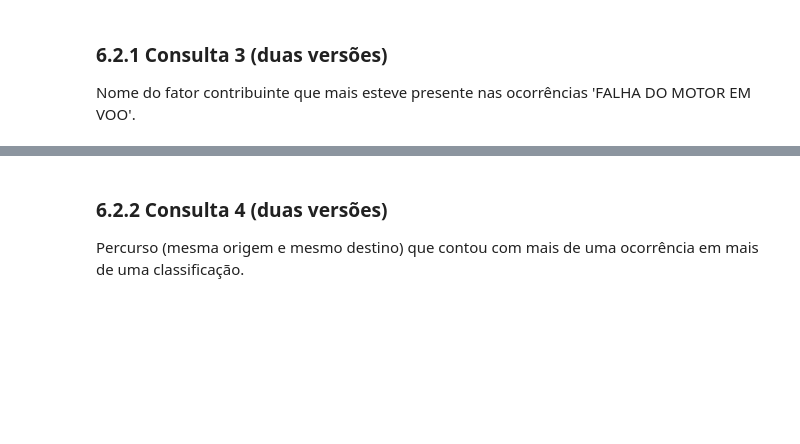
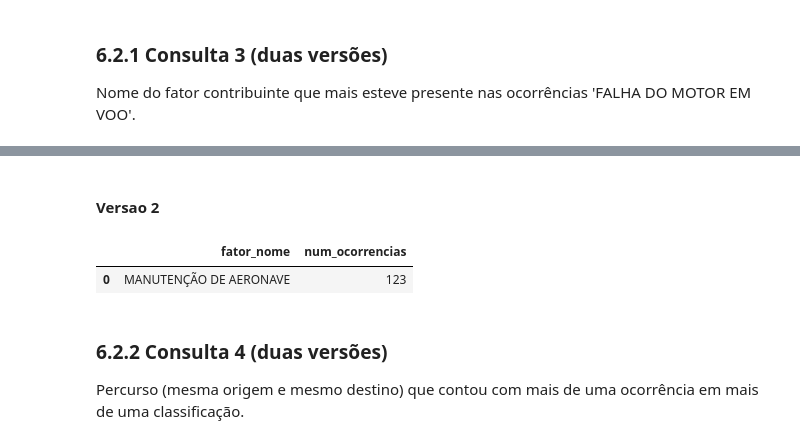
Before and after one commit to otavio-silva/IBD-TP2, a Jupyter notebook: code/TrabalhoPratico02.ipynb, the cells around one changed output, grey strips where cells are left out. Drawn from its saved outputs; the diff is of its cells as text; code cells hidden in the pictures; blank space fills up the shorter version.

```diff
--- a/code/TrabalhoPratico02.ipynb
+++ b/code/TrabalhoPratico02.ipynb
@@ -432,3 +440,22 @@ Nome do fator contribuinte que mais esteve presente nas ocorrências 'FALHA DO M
+# %% [markdown]
+#### Versao 2
+# %%
+sub_query = '(SELECT codigo_ocorrencia ' \
+            'FROM Ocorrencias ' \
+            'WHERE ocorrencia_tipo = "FALHA DO MOTOR EM VOO") '
+
+query = 'SELECT fator_nome, COUNT(*) AS num_ocorrencias ' \
+        'FROM FatoresContribuintes ' \
+        'WHERE codigo_ocorrencia IN ' + sub_query + \
+        'GROUP BY fator_nome ' \
+        'ORDER BY COUNT(*) DESC ' \
+        'LIMIT 1'
+
+
+pd.read_sql(query, conn)
+# %% [output]
+|  | fator_nome | num_ocorrencias |
+| 0 | MANUTENÇÃO DE AERONAVE | 123 |
 # %% [markdown]
 ### 6.2.2 Consulta 4 (duas versões)
 Percurso (mesma origem e mesmo destino) que contou com mais de uma ocorrência em mais de uma classificação.
```
Also changed, not shown: parts of 3 cells of this notebook.
